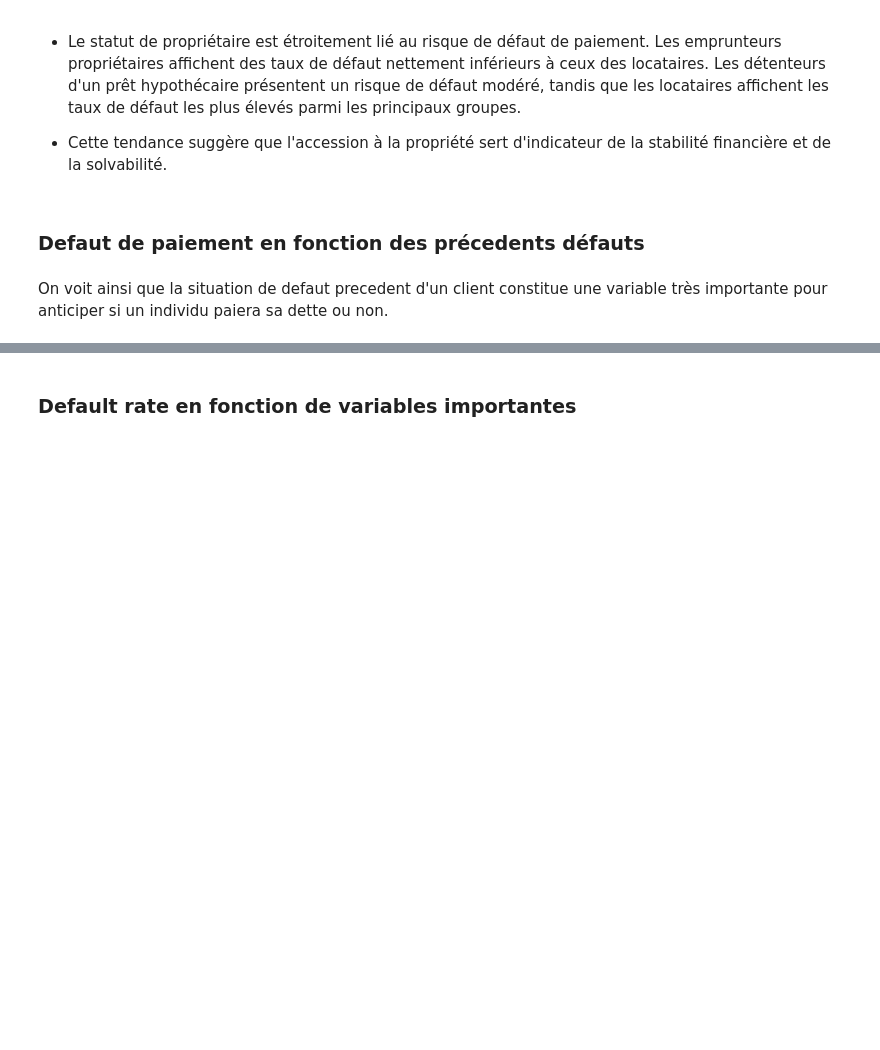
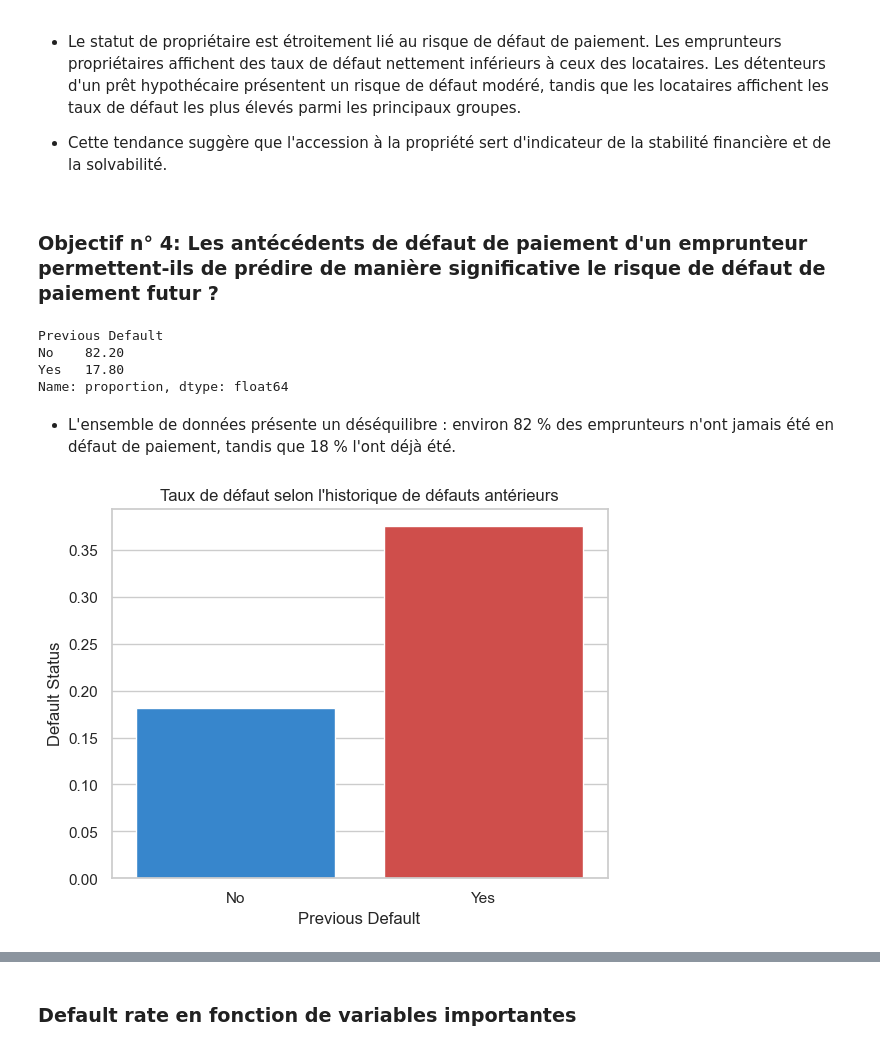
Before and after one commit to YATABARE-Cheikna-Amala/Projet-Final-Python_Pour_la_Data_Science, a Jupyter notebook: Projet_python_pour_la_data_science.ipynb, the cells around one changed output, grey strips where cells are left out. Cells and saved outputs as stored; diff of their text form; code cells hidden in the pictures; blank space fills up the shorter version.

```diff
--- a/Projet_python_pour_la_data_science.ipynb
+++ b/Projet_python_pour_la_data_science.ipynb
@@ -612,8 +610,18 @@ data['Previous Default'].value_counts(normalize=True) * 100
 # %% [markdown]
-### Defaut de paiement en fonction des précedents défauts
+### Objectif n° 4: Les antécédents de défaut de paiement d'un emprunteur permettent-ils de prédire de manière significative le risque de défaut de paiement futur ?
+# %%
+(data['Previous Default'].value_counts(normalize=True) * 100).round(1)
+# %% [output]
+Previous Default
+No    82.20
+Yes   17.80
+Name: proportion, dtype: float64
+# %% [markdown]
+- L'ensemble de données présente un déséquilibre : environ 82 % des emprunteurs n'ont jamais été en défaut de paiement, tandis que 18 % l'ont déjà été.
 # %%
-sns.barplot(x='Previous Default', y='Default Status', data=data, errorbar=None, color='#9C27B0')
-plt.title('Default Rate by Previous Default History')
+# Ce graphique visualise les taux de défaut selon que l'emprunteur a ou non un historique de défauts antérieurs.
+sns.barplot(x='Previous Default', y='Default Status', data=data, errorbar=None, palette=['#1E88E5', '#E53935'])
+plt.title('Taux de défaut selon l\'historique de défauts antérieurs')
 plt.show()
+# %% [output]
+[figure, added]
-# %% [markdown]
-On voit ainsi que la situation de defaut precedent d'un client constitue une variable très importante pour anticiper si un individu paiera sa dette ou non.
```
Also changed, not shown: parts of 5 cells of this notebook.
